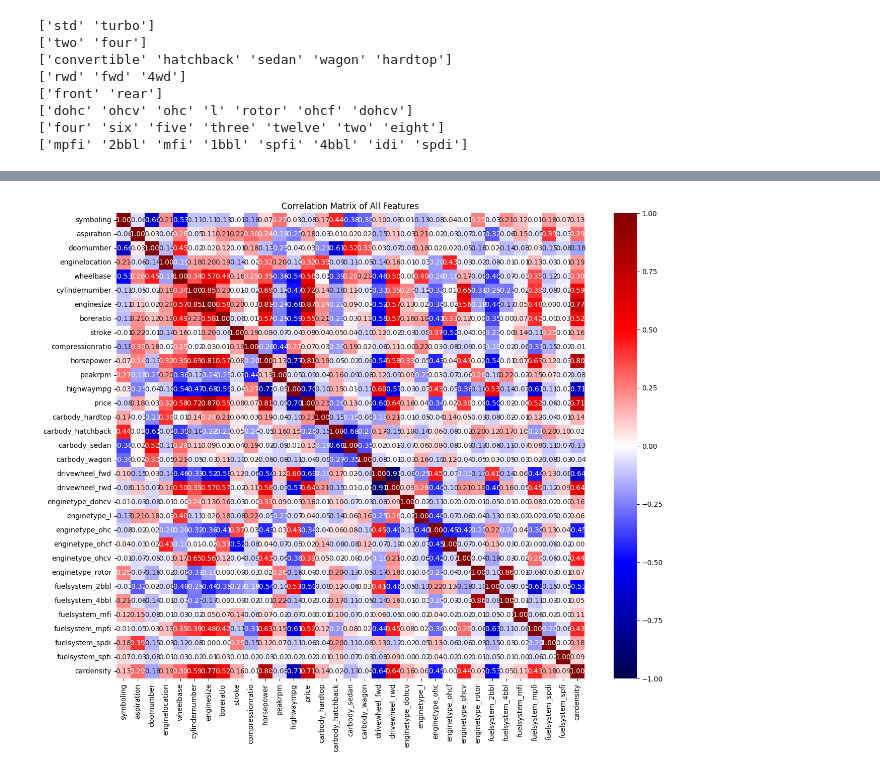
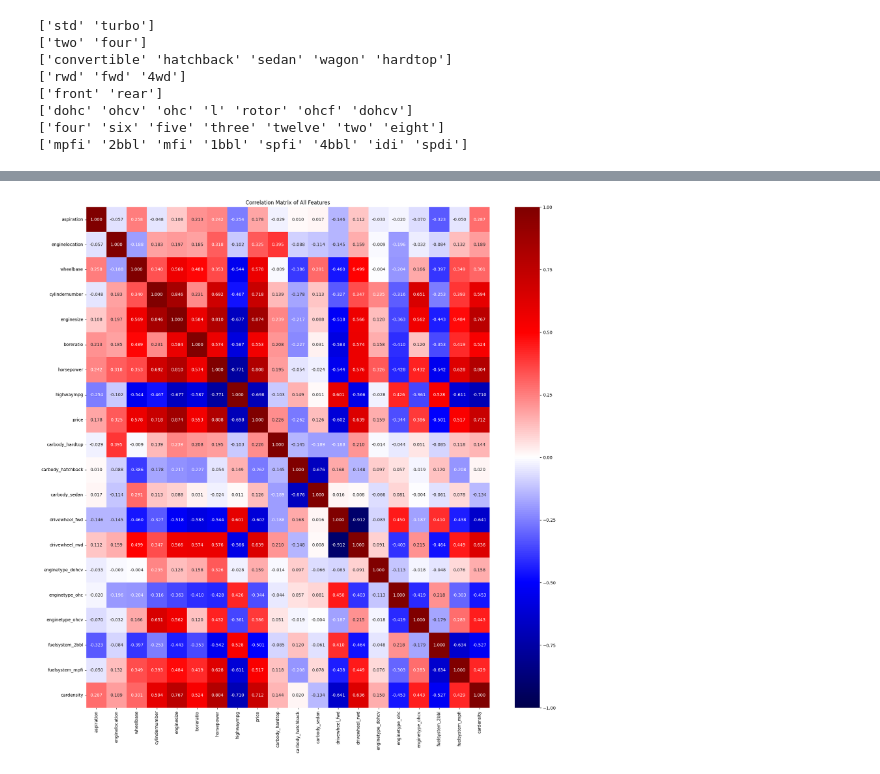
Before and after one commit to KG-kushagra17/Linear_reg, a Jupyter notebook: Car prediction.ipynb, the cells around one changed output, grey strips where cells are left out. Cells and saved outputs as stored; diff of their text form; code cells hidden in the pictures.

```diff
--- a/Car prediction.ipynb
+++ b/Car prediction.ipynb
@@ -169,14 +166,20 @@ df = df.drop(['citympg'], axis=1)
+# %%
+# 1. Make a list of low-correlation features
+low_corr = corr_with_price[abs(corr_with_price) < 0.1].index.tolist()
+
+# 2. Drop them only if you're using linear regression
+df= df.drop(columns=low_corr)
 # %%
 # --- Compute correlation matrix ---
 corr_matrix = df.corr()
 
 # --- Display heatmap emphasizing strong correlations (both negative and positive) ---
-plt.figure(figsize=(15,12))
-sns.heatmap(corr_matrix, annot=True, fmt=".2f", cmap="seismic", center=0, vmin=-1, vmax=1, cbar=True)
+plt.figure(figsize=(21,21))
+sns.heatmap(corr_matrix, annot=True, fmt=".3f", cmap="seismic", center=0, vmin=-1, vmax=1, cbar=True)
 plt.title("Correlation Matrix of All Features")
 plt.show()
 # %% [output]
-[figure, old version]
+[figure, new version]
 # %%
 pd.set_option('display.max_columns', None)
 df.describe()
```
Also changed, not shown: parts of 21 cells of this notebook.
